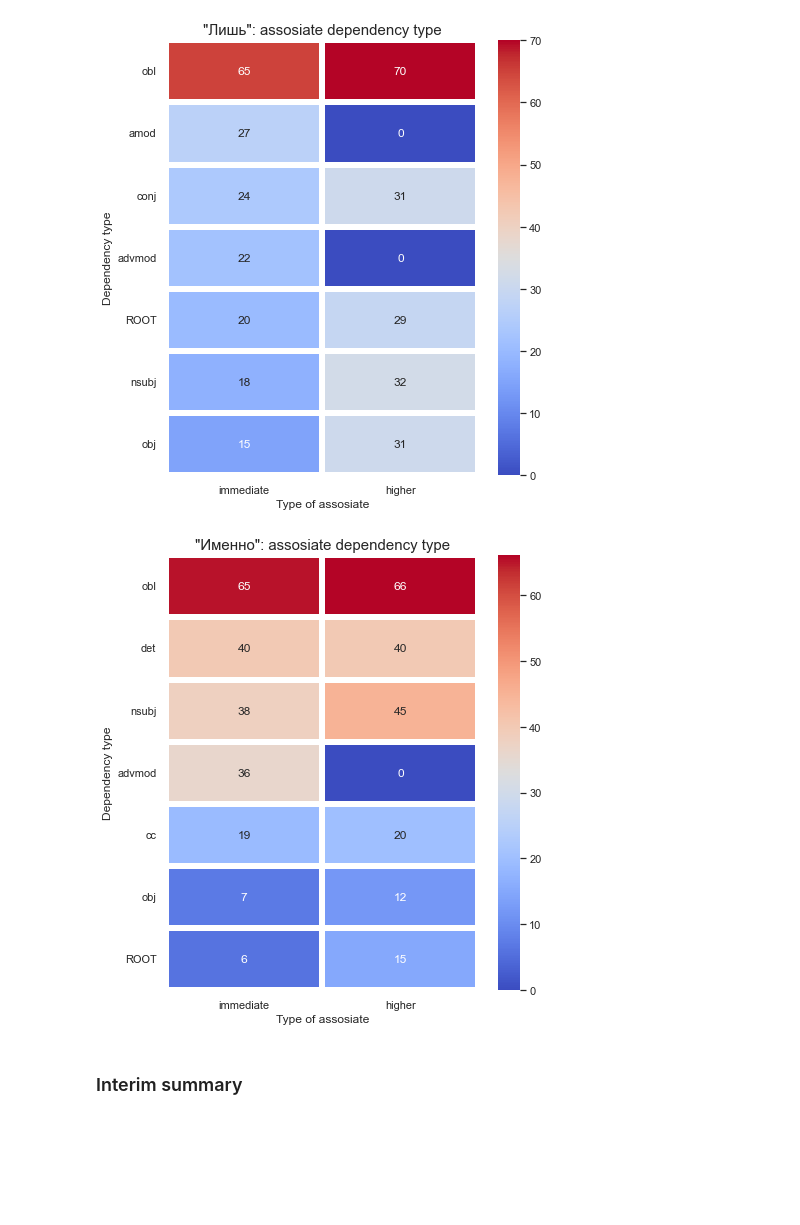
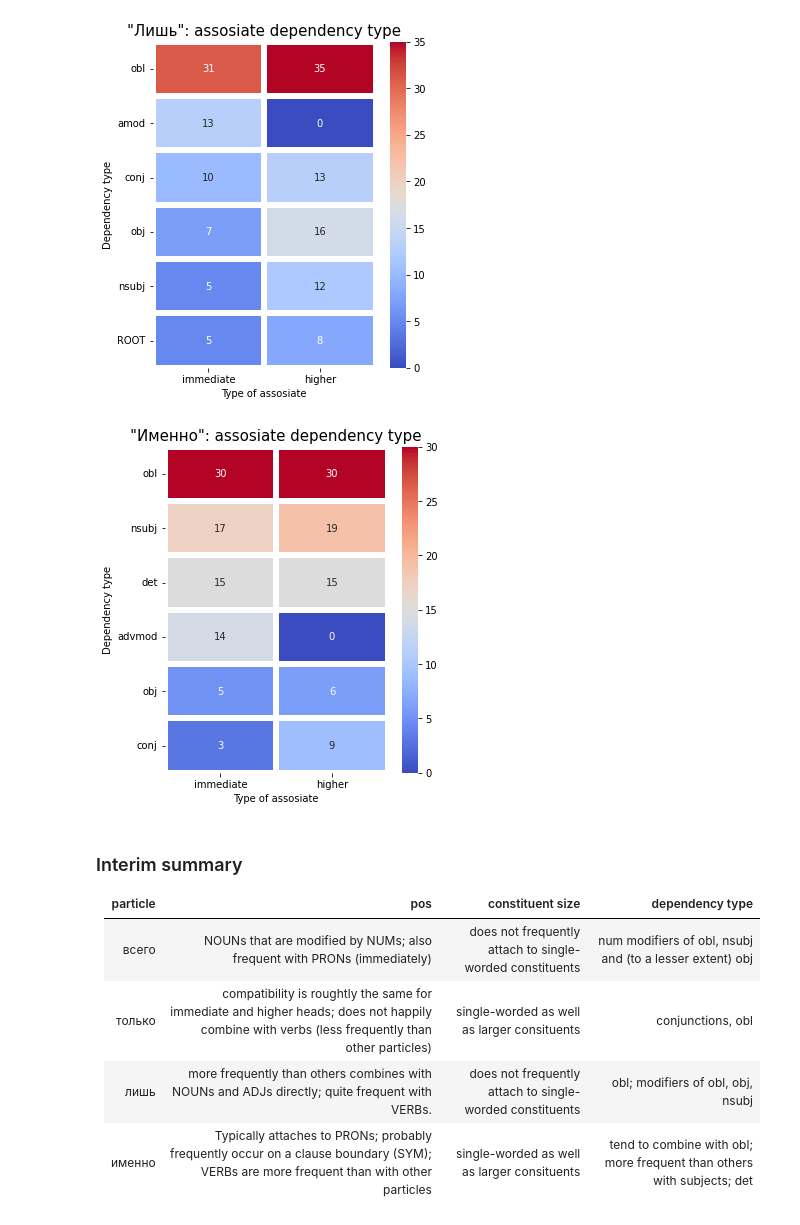
Before and after one commit to ansorox/hse-2021-datanalysis, a Jupyter notebook: fin_project/particles_project.ipynb, the cells around one changed output. Saved outputs shown, nothing was run; the diff lists cells and outputs as text; code cells hidden in the pictures; blank space fills up the shorter version.

```diff
--- a/fin_project/particles_project.ipynb
+++ b/fin_project/particles_project.ipynb
@@ -173,2 +165,2 @@ tolko_df = ruscorpora_extractor(25, tolko_url)
 # %%
-imenno_df = ruscorpora_extractor(25, imenno_url)
+imenno_df = ruscorpora_extractor(10, imenno_url)
@@ -411,8 +415,9 @@ len(particles_all)
 # %%
-sns.set_theme(style="darkgrid")
-ax = sns.countplot(x="immediate_head_pos", hue="token", data=particles_all)
+# sns.set_theme(style="darkgrid")
+# ax = sns.countplot(x="immediate_head_pos", hue="token", data=particles_all)
 
-plt.title('Token by POS of an immediate head', fontsize=15)
-plt.xlabel('POS')
-plt.ylabel('Number of entries')
-plt.rcParams['figure.figsize'] = [16, 6]
+# plt.rcParams['figure.figsize'] = [16, 6]
+
+# plt.title('Token by POS of an immediate head', fontsize=15)
+# plt.xlabel('POS')
+# plt.ylabel('Number of entries')
@@ -517,0 +516,18 @@ plt.show()
+# %%
+lish_dep_type = pd.DataFrame(data = {'immediate': [], 'higher': []})
+
+lish_tags = set(lish_df_updated['immediate_head_dep_type']).union(set(lish_df_updated['higher_head_dep_type']))
+lish_dep_type.set_index = list(lish_tags)
+
+lish_counts_imm = lish_df_updated['immediate_head_dep_type'].value_counts()
+lish_counts_hi = lish_df_updated['higher_head_dep_type'].value_counts()
+
+for val in lish_counts_imm.index.values:
+    lish_dep_type.at[val, 'immediate'] = lish_counts_imm[val]
+for val in lish_counts_hi.index.values:
+    lish_dep_type.at[val, 'higher'] = lish_counts_hi[val]
+
+lish_dep_type = lish_dep_type.fillna(0)
+lish_dep_type['mean'] = (lish_dep_type['immediate'] + lish_dep_type['higher']) / 2
+
+lish_dep_type = lish_dep_type[lish_dep_type['mean'] > 5]
@@ -517,0 +541,11 @@ plt.show()
+# %%
+plt.rcParams['figure.figsize'] = [5, 6]
+
+data = vsego_dep_type.drop(columns='mean')
+sns.heatmap(data, annot=True, cmap="coolwarm", linewidths=6, linecolor='white')
+
+plt.title('\"Всего\": assosiate dependency type', fontsize=15)
+plt.yticks(rotation=0)
+plt.xlabel("Type of assosiate")
+plt.ylabel("Dependency type")
+plt.show()
@@ -530,15 +565,14 @@ plt.show()
 # %%
 data = lish_dep_type.drop(columns='mean')
 sns.heatmap(data, annot=True, cmap="coolwarm", linewidths=6, linecolor='white')
 
 plt.title('\"Лишь\": assosiate dependency type', fontsize=15)
 plt.yticks(rotation=0)
 plt.xlabel("Type of assosiate")
 plt.ylabel("Dependency type")
-plt.figsize=(7, 6)
 plt.show()
 # %% [output]
-[figure, old version]
+[figure, new version]
 # %%
 data = imenno_dep_type.drop(columns='mean')
 sns.heatmap(data, annot=True, cmap="coolwarm", linewidths=6, linecolor='white')
@@ -547,11 +581,18 @@ plt.title('\"Именно\": assosiate dependency type', fontsize=15)
 plt.yticks(rotation=0)
 plt.xlabel("Type of assosiate")
 plt.ylabel("Dependency type")
-plt.figsize=(7, 6)
 plt.show()
 # %% [output]
-[figure, old version]
+[figure, new version]
 # %% [markdown]
 ### Interim summary
+
+
+|particle|pos|constituent size|dependency type|
+|:--|:--|:--|:--|
+|  всего	|   NOUNs that are modified by NUMs; also frequent with PRONs (immediately)	|   does not frequently attach to single-worded constituents |   num modifiers of obl, nsubj and (to a lesser extent) obj |
+|  только	|   compatibility is roughtly the same for immediate and higher heads; does not happily combine with verbs (less frequently than other particles)	|   single-worded as well as larger consituents	| conjunctions, obl |
+|  лишь   |  more frequently than others combines with NOUNs and ADJs directly; quite frequent with VERBs. 	|   does not frequently attach to single-worded constituents	|    obl; modifiers of obl, obj, nsubj	|
+|   именно	|   Typically attaches to PRONs; probably frequently occur on a clause boundary (SYM); VERBs are more frequent than with other particles	|   single-worded as well as larger consituents		|   tend to combine with obl; more frequent than others with subjects; det	|
 # %% [markdown]
 ## Combinations of particles
```
Also changed, not shown: parts of 125 cells of this notebook.
